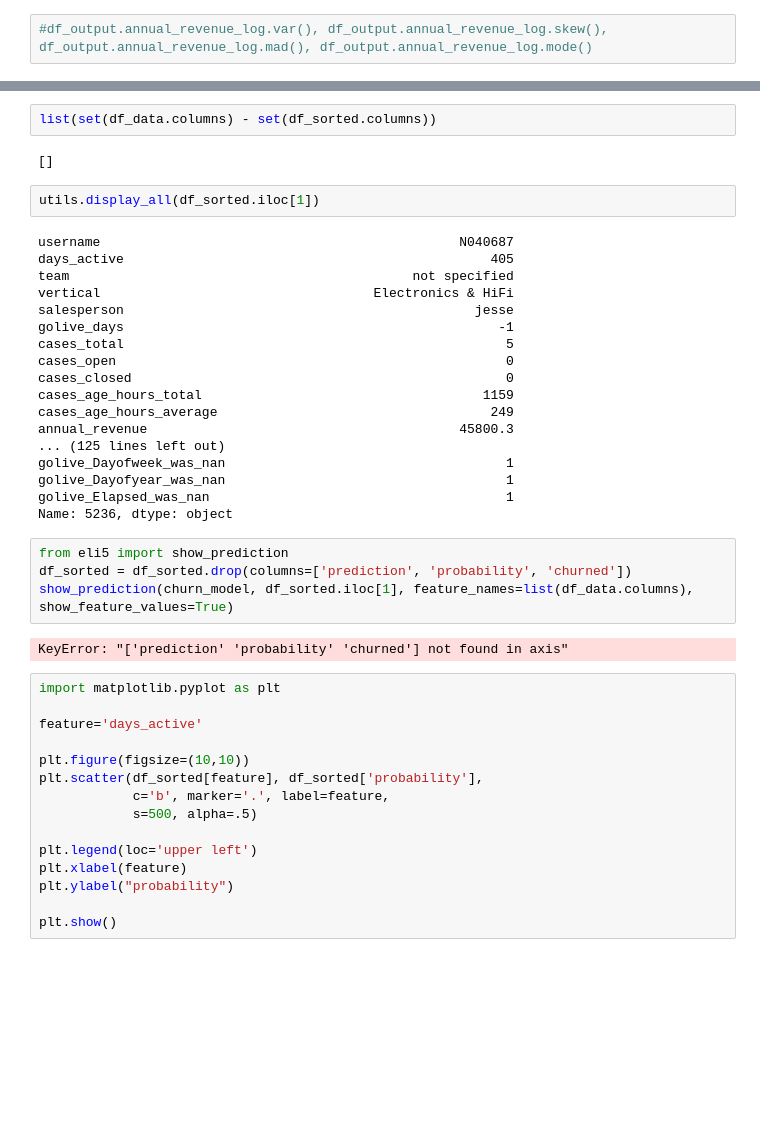
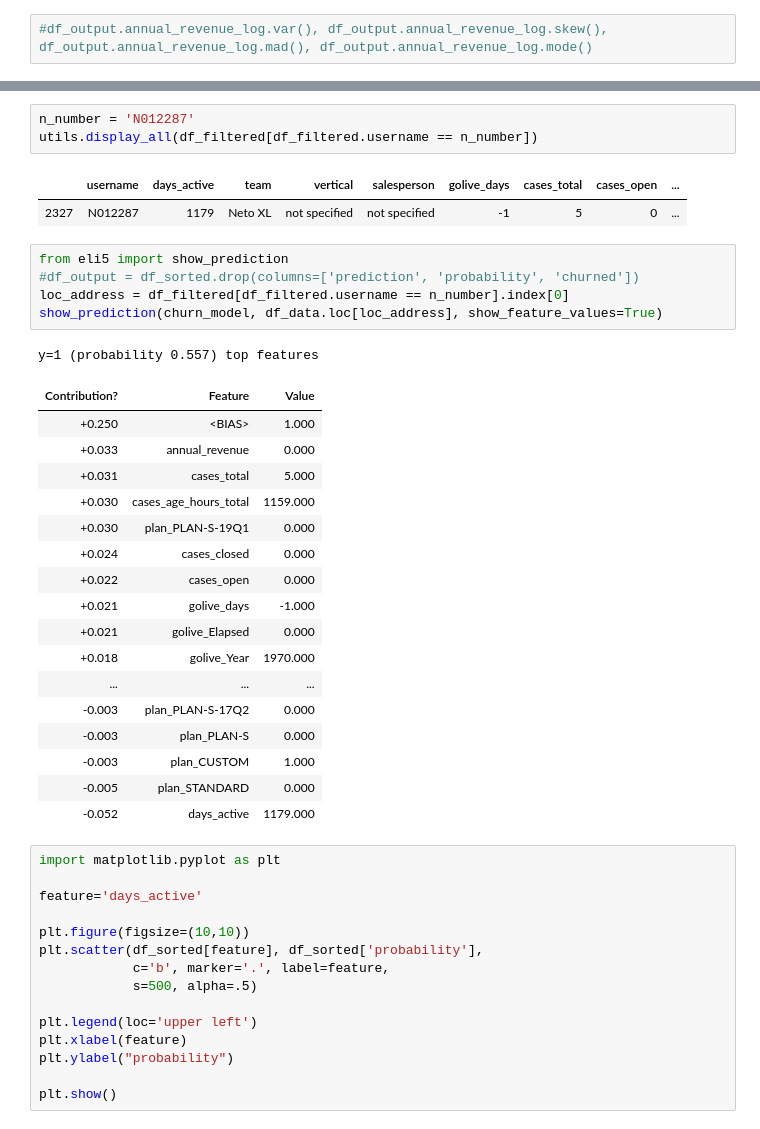
Before and after one commit to justinhennessy/100-days-of-code, a Jupyter notebook: project/churn_inference.ipynb, the cells around one changed output, grey strips where cells are left out. Cells and saved outputs as stored; diff of their text form; blank space fills up the shorter version.

Commit message:
Updated churn notebooks

```diff
--- a/project/churn_inference.ipynb
+++ b/project/churn_inference.ipynb
@@ -157,33 +184,33 @@ for i in range(len(df_sorted)):
-# %%
-list(set(df_data.columns) - set(df_sorted.columns))
-# %% [output]
-[]
-# %%
-utils.display_all(df_sorted.iloc[1])
-# %% [output]
-username                                              N040687
-days_active                                               405
-team                                            not specified
-vertical                                   Electronics & HiFi
-salesperson                                             jesse
-golive_days                                                -1
-cases_total                                                 5
-cases_open                                                  0
-cases_closed                                                0
-cases_age_hours_total                                    1159
-cases_age_hours_average                                   249
-annual_revenue                                        45800.3
-... (125 lines left out)
-golive_Dayofweek_was_nan                                    1
-golive_Dayofyear_was_nan                                    1
-golive_Elapsed_was_nan                                      1
-Name: 5236, dtype: object
+# %%
+n_number = 'N012287'
+utils.display_all(df_filtered[df_filtered.username == n_number])
+# %% [output]
+|  | username | days_active | team | vertical | salesperson | golive_days | cases_total | cases_open | ... |
+| 2327 | N012287 | 1179 | Neto XL | not specified | not specified | -1 | 5 | 0 | ... |
 # %%
 from eli5 import show_prediction
-df_sorted = df_sorted.drop(columns=['prediction', 'probability', 'churned'])
-show_prediction(churn_model, df_sorted.iloc[1], feature_names=list(df_data.columns), show_feature_values=True)
+#df_output = df_sorted.drop(columns=['prediction', 'probability', 'churned'])
+loc_address = df_filtered[df_filtered.username == n_number].index[0]
+show_prediction(churn_model, df_data.loc[loc_address], show_feature_values=True)
 # %% [output]
-KeyError: "['prediction' 'probability' 'churned'] not found in axis"
+y=1 (probability 0.557) top features
+| Contribution? | Feature | Value |
+| +0.250 | <BIAS> | 1.000 |
+| +0.033 | annual_revenue | 0.000 |
+| +0.031 | cases_total | 5.000 |
+| +0.030 | cases_age_hours_total | 1159.000 |
+| +0.030 | plan_PLAN-S-19Q1 | 0.000 |
+| +0.024 | cases_closed | 0.000 |
+| +0.022 | cases_open | 0.000 |
+| +0.021 | golive_days | -1.000 |
+| +0.021 | golive_Elapsed | 0.000 |
+| +0.018 | golive_Year | 1970.000 |
+| ... | ... | ... |
+| -0.003 | plan_PLAN-S-17Q2 | 0.000 |
+| -0.003 | plan_PLAN-S | 0.000 |
+| -0.003 | plan_CUSTOM | 1.000 |
+| -0.005 | plan_STANDARD | 0.000 |
+| -0.052 | days_active | 1179.000 |
 # %%
 import matplotlib.pyplot as plt
 
```
Also changed, not shown: parts of 4 cells of this notebook, 1 other file.
